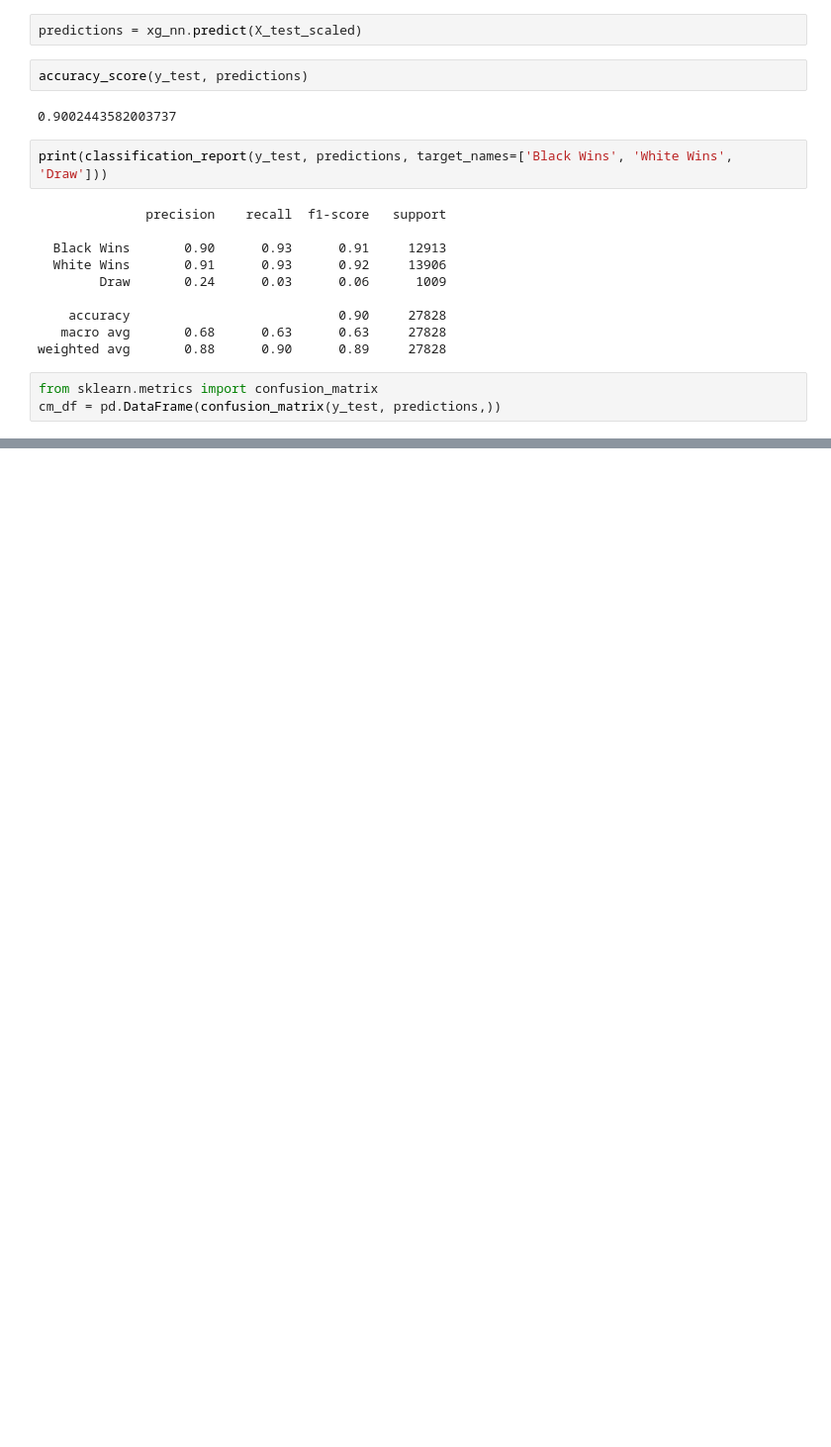
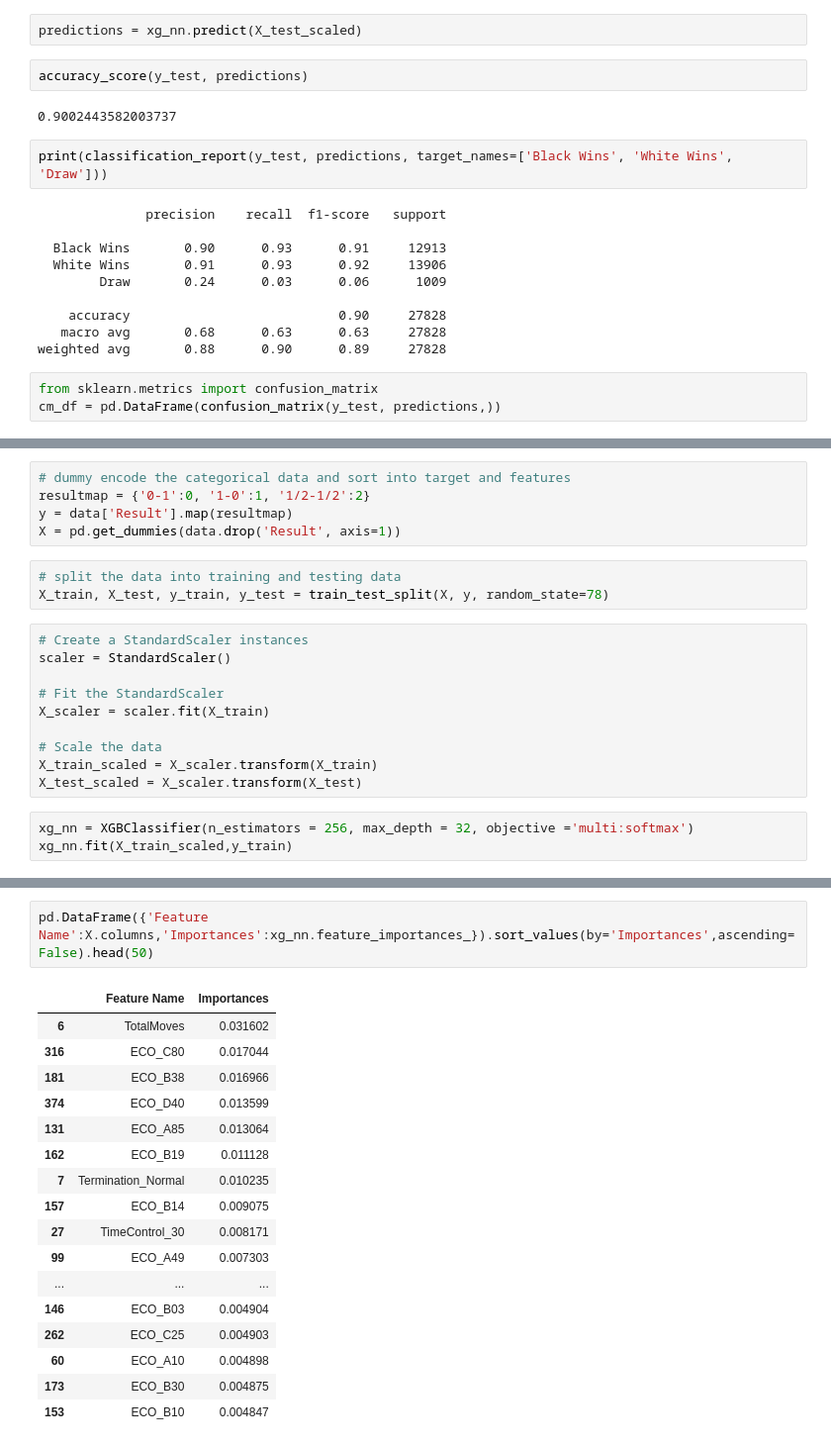
Before and after one commit to ID216135/project-4, a Jupyter notebook: data_exploration.ipynb, the cells around one changed output, grey strips where cells are left out. Shown: that part at 99% size. Cells and saved outputs as stored; diff of their text form; blank space fills up the shorter version.

```diff
--- a/data_exploration.ipynb
+++ b/data_exploration.ipynb
@@ -829,0 +1052,21 @@ ax.xaxis.set_ticklabels(['Black Wins', 'White Wins', 'Draw']); ax.yaxis.set_tick
+# %%
+# dummy encode the categorical data and sort into target and features
+resultmap = {'0-1':0, '1-0':1, '1/2-1/2':2}
+y = data['Result'].map(resultmap)
+X = pd.get_dummies(data.drop('Result', axis=1))
+# %%
+# split the data into training and testing data
+X_train, X_test, y_train, y_test = train_test_split(X, y, random_state=78)
+# %%
+# Create a StandardScaler instances
+scaler = StandardScaler()
+
+# Fit the StandardScaler
+X_scaler = scaler.fit(X_train)
+
+# Scale the data
+X_train_scaled = X_scaler.transform(X_train)
+X_test_scaled = X_scaler.transform(X_test)
+# %%
+xg_nn = XGBClassifier(n_estimators = 256, max_depth = 32, objective ='multi:softmax')
+xg_nn.fit(X_train_scaled,y_train)
@@ -829,0 +1103,20 @@ ax.xaxis.set_ticklabels(['Black Wins', 'White Wins', 'Draw']); ax.yaxis.set_tick
+# %%
+pd.DataFrame({'Feature Name':X.columns,'Importances':xg_nn.feature_importances_}).sort_values(by='Importances',ascending=False).head(50)
+# %% [output]
+|  | Feature Name | Importances |
+| 6 | TotalMoves | 0.031602 |
+| 316 | ECO_C80 | 0.017044 |
+| 181 | ECO_B38 | 0.016966 |
+| 374 | ECO_D40 | 0.013599 |
+| 131 | ECO_A85 | 0.013064 |
+| 162 | ECO_B19 | 0.011128 |
+| 7 | Termination_Normal | 0.010235 |
+| 157 | ECO_B14 | 0.009075 |
+| 27 | TimeControl_30 | 0.008171 |
+| 99 | ECO_A49 | 0.007303 |
+| ... | ... | ... |
+| 146 | ECO_B03 | 0.004904 |
+| 262 | ECO_C25 | 0.004903 |
+| 60 | ECO_A10 | 0.004898 |
+| 173 | ECO_B30 | 0.004875 |
+| 153 | ECO_B10 | 0.004847 |
```
Also changed, not shown: parts of 74 cells of this notebook.
